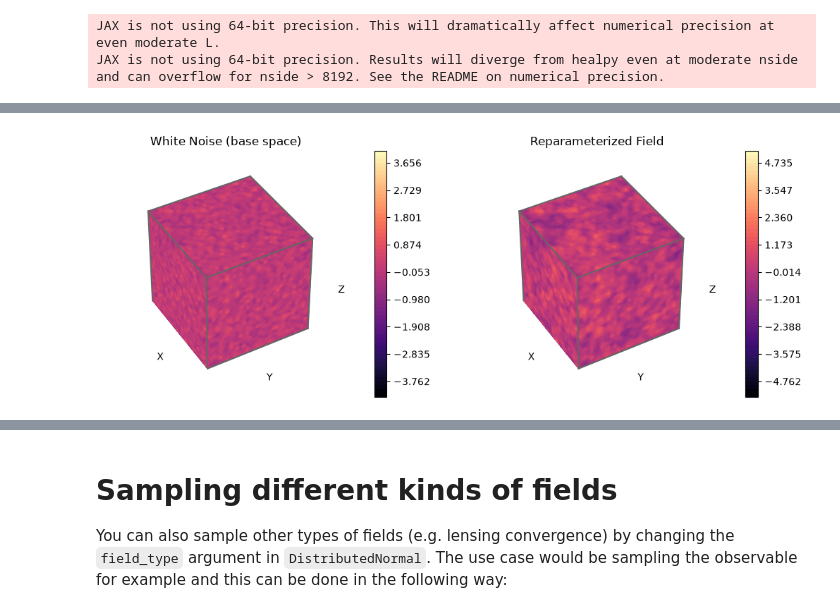
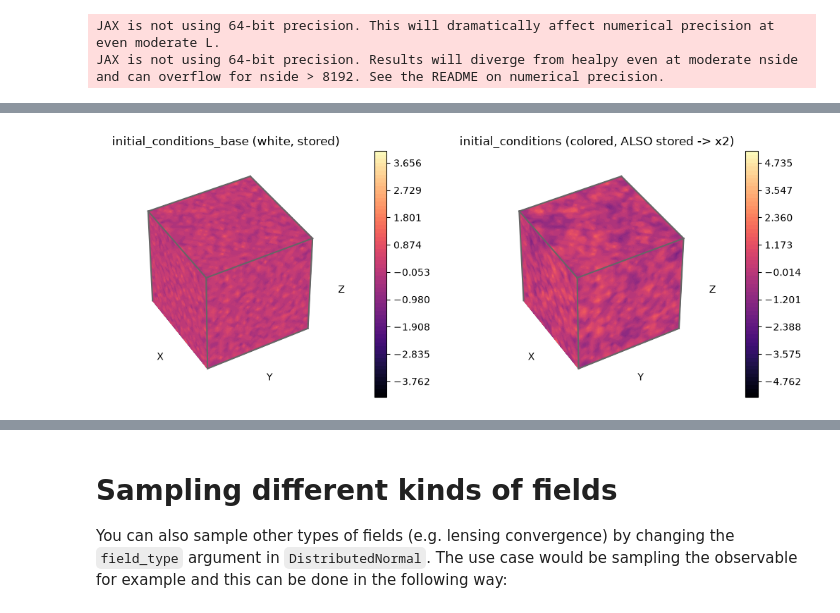
Before and after one commit to ASKabalan/jax-fli, a Jupyter notebook: docs/3-sampling-and-inference/12-Probabilistic-Modeling.ipynb, the cells around one changed output, grey strips where cells are left out. Drawn from its saved outputs; the diff is of its cells as text; code cells hidden in the pictures.

```diff
--- a/docs/3-sampling-and-inference/12-Probabilistic-Modeling.ipynb
+++ b/docs/3-sampling-and-inference/12-Probabilistic-Modeling.ipynb
@@ -165,0 +253,27 @@ reparam_samples = predictive(jax.random.PRNGKey(42))
+# %%
+def ic_direct():
+    numpyro.sample(
+        "initial_conditions", jfli.infer.dist.DistributedIC(mesh_size=mesh_size, box_size=box_size, cosmo=cosmo)
+    )
+
+
+def ic_reparam():
+    with reparam(config={"initial_conditions": TransformReparam()}):
+        numpyro.sample(
+            "initial_conditions", jfli.infer.dist.DistributedIC(mesh_size=mesh_size, box_size=box_size, cosmo=cosmo)
+        )
+
+
+# What latent does the sampler actually move? Read it off initialize_model.
+mi_direct = initialize_model(jax.random.PRNGKey(0), ic_direct, dynamic_args=False)
+mi_reparam = initialize_model(jax.random.PRNGKey(0), ic_reparam, dynamic_args=False)
+print("direct  latent (what NUTS moves):", list(mi_direct.param_info.z.keys()), "-> the COLORED field delta")
+print("reparam latent (what NUTS moves):", list(mi_reparam.param_info.z.keys()), "-> the WHITE base z")
+
+# TransformReparam double-storage: the post-processed trace holds BOTH the white base and colored field.
+reparam_trace = Predictive(ic_reparam, num_samples=1)(jax.random.PRNGKey(42))
+print("\nreparam trace (field-sized arrays it stores):")
+for k, v in reparam_trace.items():
+    arr = v.array if hasattr(v, "array") else v
+    print(f"  {k:26s} shape={tuple(arr.shape)}")
+print("-> both 'initial_conditions' (colored) and 'initial_conditions_base' (white) are stored: x2")
@@ -166,13 +288,13 @@ reparam_samples = predictive(jax.random.PRNGKey(42))
 # %%
-# Samples are now DensityFields — select first sample from the batch dimension
-reparam_field = reparam_samples["initial_conditions"].replace(array=reparam_samples["initial_conditions"].array[0])
-white_noise = reparam_samples["initial_conditions_base"].replace(
-    array=reparam_samples["initial_conditions_base"].array[0]
-)
-figure, axes = plt.subplots(1, 2, figsize=(15, 4), subplot_kw={"projection": "3d"})
-white_noise.plot(ax=axes[0], titles="White Noise (base space)")
-reparam_field.plot(ax=axes[1], titles="Reparameterized Field")
+base = reparam_trace["initial_conditions_base"]
+colored = reparam_trace["initial_conditions"]
+base = base.replace(array=base.array[0])
+colored = colored.replace(array=colored.array[0])
+
+fig, axes = plt.subplots(1, 2, figsize=(15, 4), subplot_kw={"projection": "3d"})
+base.plot(ax=axes[0], titles="initial_conditions_base (white, stored)")
+colored.plot(ax=axes[1], titles="initial_conditions (colored, ALSO stored -> x2)")
 plt.tight_layout()
 plt.show()
 # %% [output]
-[figure, old version]
+[figure, new version]
```
Also changed, not shown: parts of 24 cells of this notebook, 40 other files.
